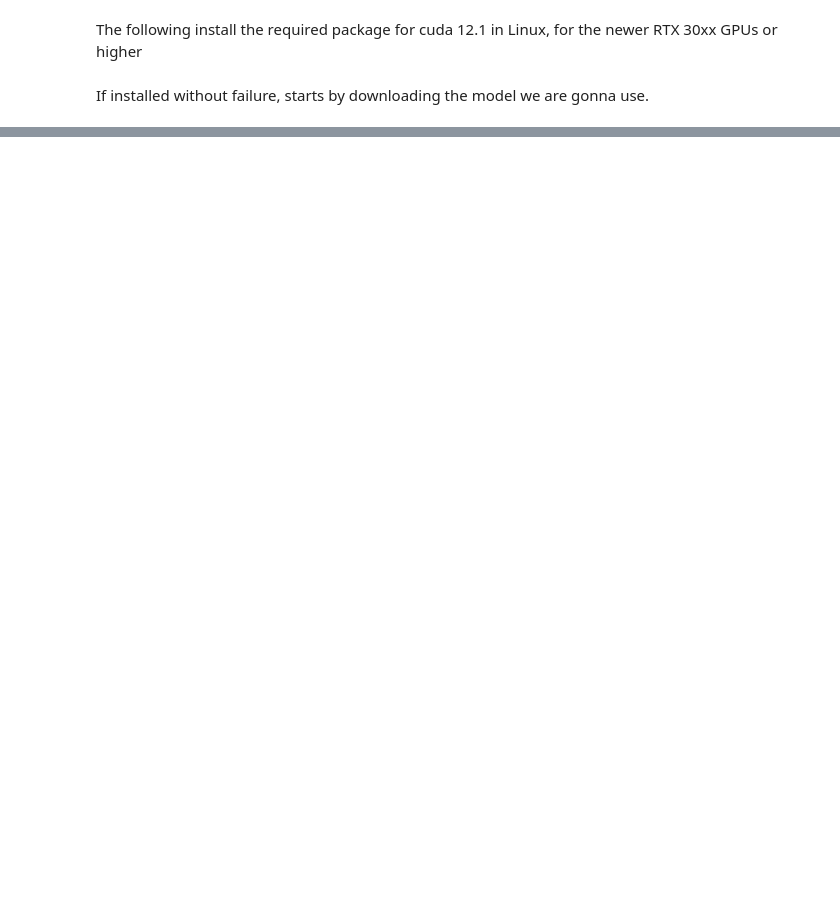
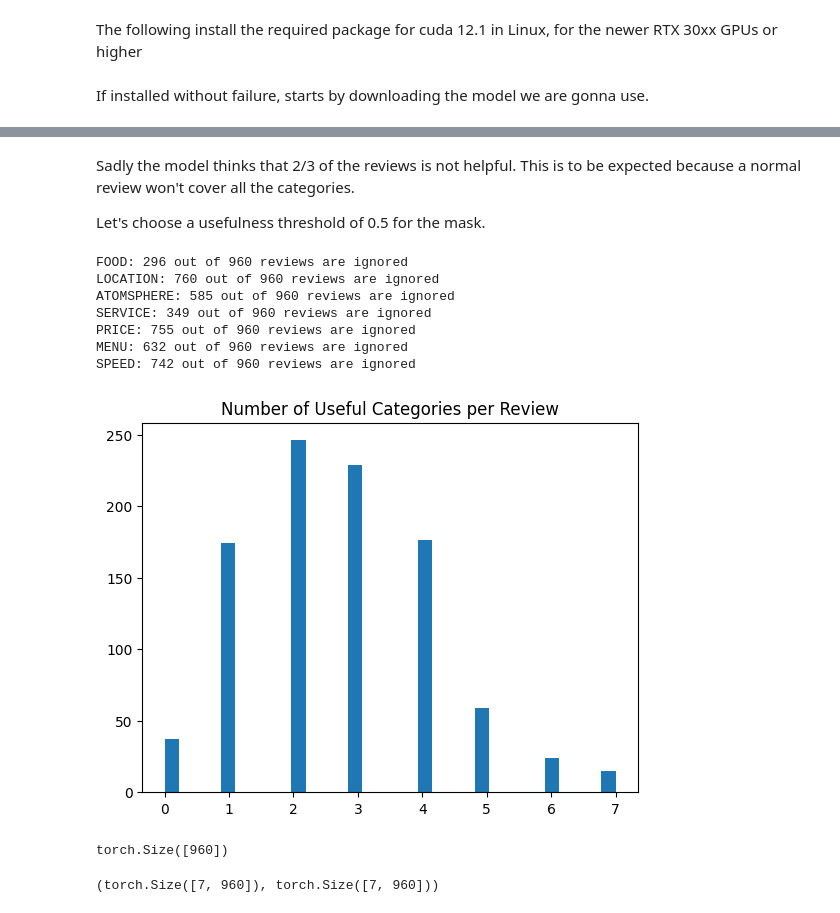
Before and after one commit to Decycle/RestaurantReviews, a Jupyter notebook: models/decoder_inference.ipynb, the cells around one changed output, grey strips where cells are left out. Cells and saved outputs as stored; diff of their text form; code cells hidden in the pictures; blank space fills up the shorter version.

```diff
--- a/models/decoder_inference.ipynb
+++ b/models/decoder_inference.ipynb
@@ -43,0 +246,35 @@ with torch.no_grad():
+# %% [markdown]
+Sadly the model thinks that 2/3 of the reviews is not helpful. This is to be expected because a normal review won't cover all the categories.
+
+Let's choose a usefulness threshold of 0.5 for the mask.
+# %%
+review_mask = review_usefulness > 0.5
+
+# let's see how much responses we are ignoring
+for i, category in enumerate(categories):
+    print(f"{category}: {num_batch*BATCH_SIZE - torch.sum(review_mask[i]).item()} out of {num_batch*BATCH_SIZE} reviews are ignored")
+
+# let's also see how much useful category does each review have
+useful_reviews = torch.sum(review_mask[:, :num_batch*BATCH_SIZE], dim=0)
+plt.hist(useful_reviews, bins=32)
+plt.title("Number of Useful Categories per Review")
+plt.show()
+# %% [output]
+FOOD: 296 out of 960 reviews are ignored
+LOCATION: 760 out of 960 reviews are ignored
+ATOMSPHERE: 585 out of 960 reviews are ignored
+SERVICE: 349 out of 960 reviews are ignored
+PRICE: 755 out of 960 reviews are ignored
+MENU: 632 out of 960 reviews are ignored
+SPEED: 742 out of 960 reviews are ignored
+[figure, added]
+# %%
+actual_scores = dataset['label']
+
+actual_scores.shape
+# %% [output]
+torch.Size([960])
+# %%
+review_scores.shape, review_mask.shape
+# %% [output]
+(torch.Size([7, 960]), torch.Size([7, 960]))
```
Also changed, not shown: parts of 23 cells of this notebook.
